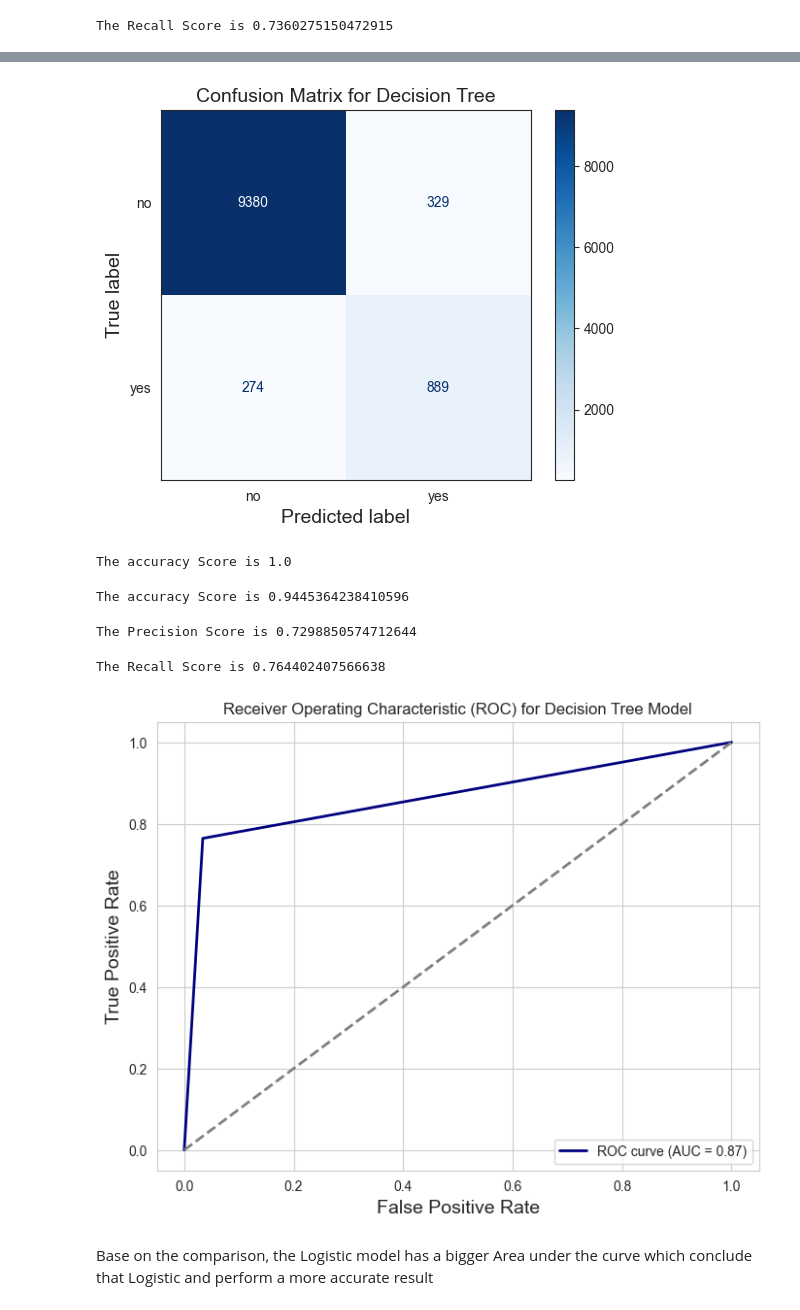
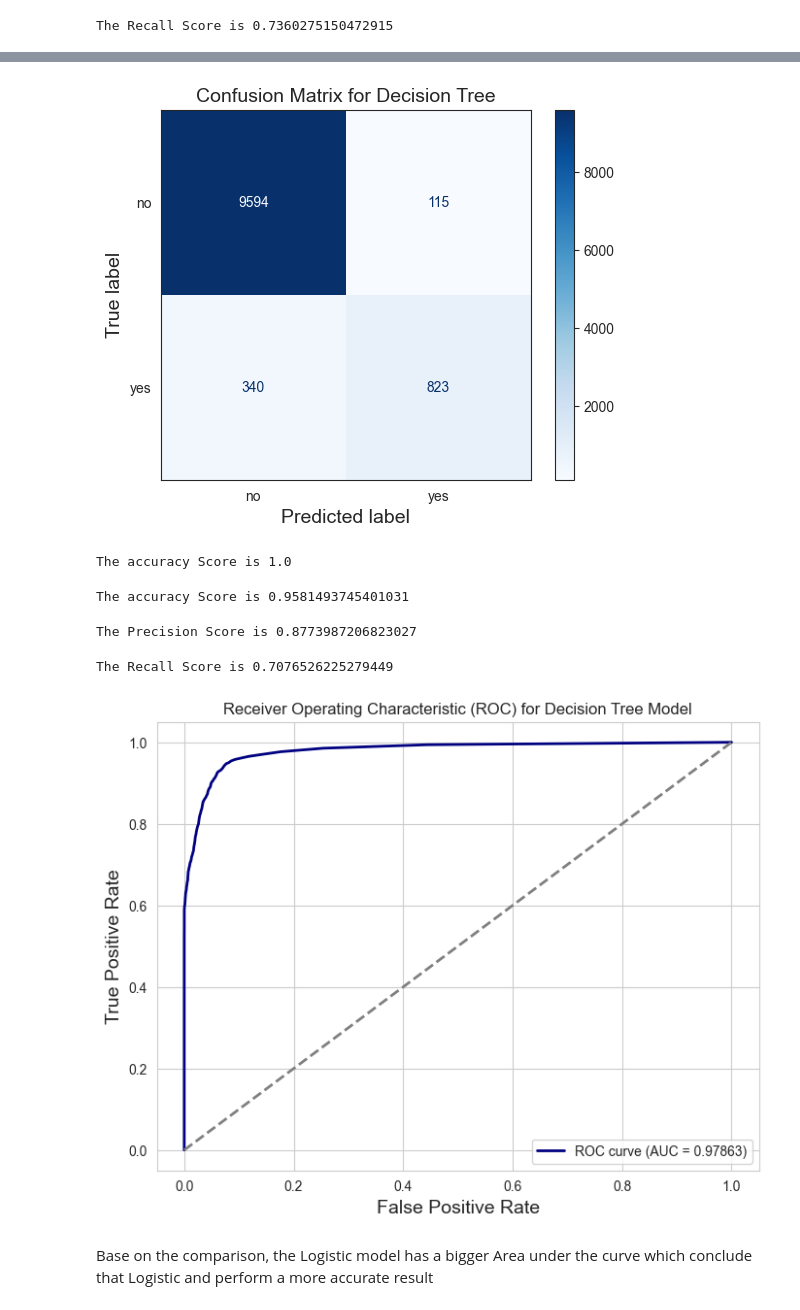
Before and after one commit to PatrickTongg/BankManagerProject, a Jupyter notebook: Machine Learning.ipynb, the cells around one changed output, grey strips where cells are left out. Cells and saved outputs as stored; diff of their text form; code cells hidden in the pictures.

Commit message:
replace decidition tree model with random forest

```diff
--- a/Machine Learning.ipynb
+++ b/Machine Learning.ipynb
@@ -351,8 +351,8 @@ log_reg.fit(x_train,y_train)
 LogisticRegression()
 # %%
 #Import Library
-from sklearn import tree
-DecidtionTree_model = tree.DecisionTreeClassifier(criterion='gini') # for classification, here you can change the algorithm as gini or entropy (information gain) by default it is gini
+from sklearn import ensemble
+DecidtionTree_model = ensemble.RandomForestClassifier(criterion='gini') # for classification, here you can change the algorithm as gini or entropy (information gain) by default it is gini
 # model = tree.DecisionTreeRegressor() for regression
 # %%
 test_data_ordinal = ordinal_Encoder.transform(x_test[ordinal_column])
@@ -467,7 +466,7 @@ plt.xlabel('Predicted label',fontsize=14)
 plt.ylabel('True label',fontsize=14)
 plt.show()
 # %% [output]
-[figure, old version]
+[figure, new version]
 # %%
 #Accuracy score of the Model
 accuracy = DecidtionTree_model.score(x_train, y_train)
@@ -479,37 +478,37 @@ The accuracy Score is 1.0
 accuracy = DecidtionTree_model.score(x_test, y_test)
 print(f"The accuracy Score is {accuracy}")
 # %% [output]
-The accuracy Score is 0.9445364238410596
+The accuracy Score is 0.9581493745401031
 # %%
 #Calculate the Precision Score
 from sklearn.metrics import precision_score
 precision = precision_score(y_test, prediction_tree,pos_label='yes')
 print(f"The Precision Score is {precision}")
 # %% [output]
-The Precision Score is 0.7298850574712644
+The Precision Score is 0.8773987206823027
 # %%
 #Calculate the Recall Score
 from sklearn.metrics import recall_score
 recall = recall_score(y_test, prediction_tree,pos_label='yes')
 print(f"The Recall Score is {recall}")
 # %% [output]
-The Recall Score is 0.764402407566638
+The Recall Score is 0.7076526225279449
 # %%
 y_pred_proba_tree = DecidtionTree_model.predict_proba(x_test)[:,1]
 fpr_tree, tpr_tree,_= metrics.roc_curve(y_test,  y_pred_proba_tree,pos_label='yes')
 roc_auc_tree = metrics.auc(fpr_tree, tpr_tree)
 
 #create ROC curve
 sns.set_style("whitegrid")
 plt.figure(figsize=(8, 6))
-plt.plot(fpr_tree, tpr_tree, color='navy', lw=2, label='ROC curve (AUC = %0.2f)' % roc_auc_tree)
+plt.plot(fpr_tree, tpr_tree, color='navy', lw=2, label='ROC curve (AUC = %0.5f)' % roc_auc_tree)
 plt.plot([0, 1], [0, 1], color='grey', lw=2, linestyle='--')
 plt.xlabel('False Positive Rate',fontsize = 14 )
 plt.ylabel('True Positive Rate',fontsize = 14)
 plt.title('Receiver Operating Characteristic (ROC) for Decision Tree Model')
 plt.legend(loc="lower right")
 plt.show()
 # %% [output]
-[figure, old version]
+[figure, new version]
 # %% [markdown]
 Base on the comparison, the Logistic model has a bigger Area under the curve which conclude that Logistic and perform a more accurate result
```
Also changed, not shown: parts of 6 cells of this notebook, 1 other file.
